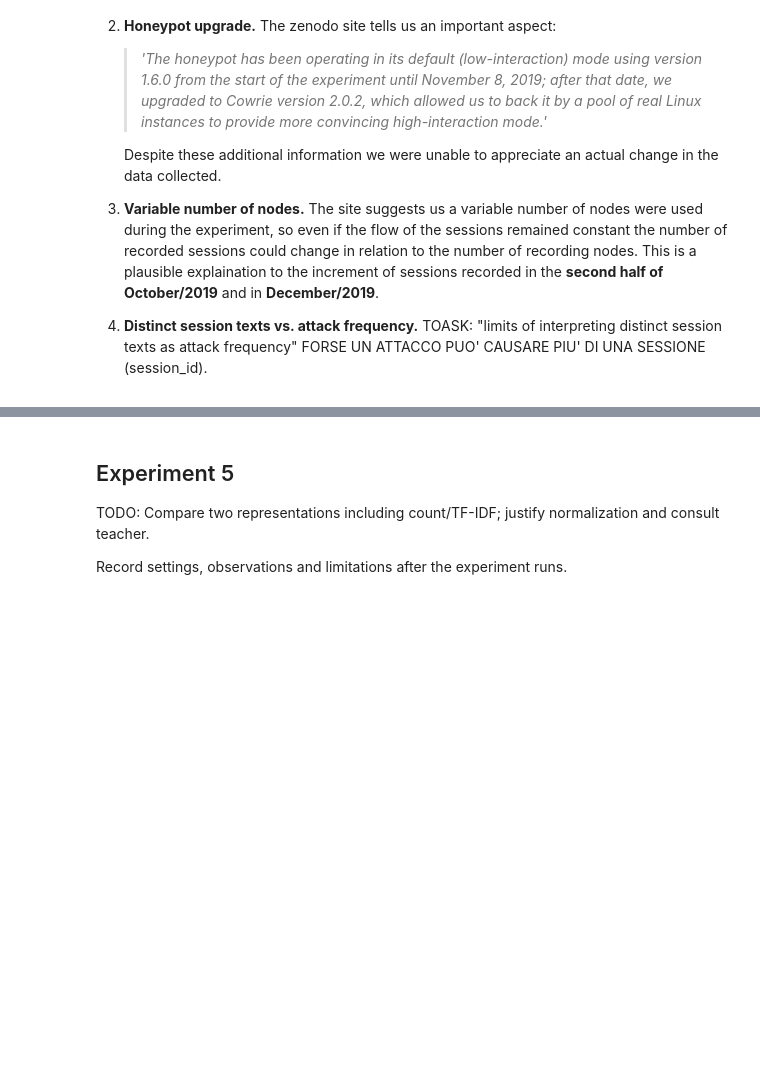
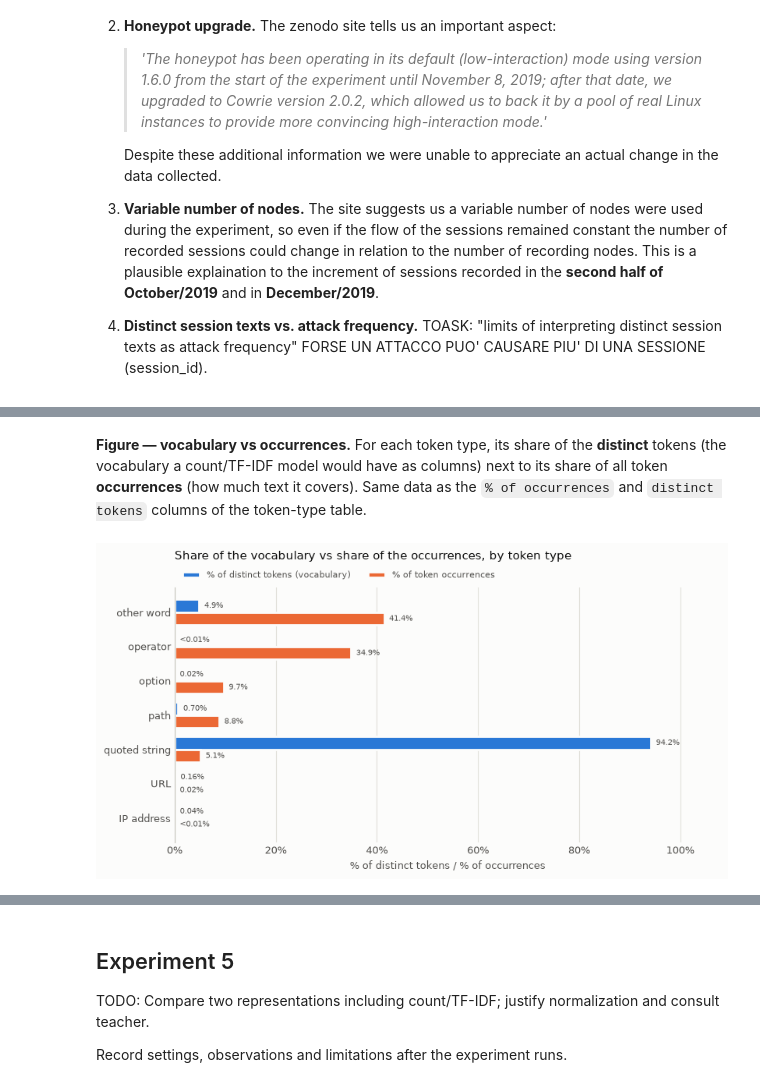
Before and after one commit to grabls/proj6_ml4n, a Jupyter notebook: notebooks/01_data.ipynb, the cells around one changed output, grey strips where cells are left out. Drawn from its saved outputs; the diff is of its cells as text; code cells hidden in the pictures; blank space fills up the shorter version.

```diff
--- a/notebooks/01_data.ipynb
+++ b/notebooks/01_data.ipynb
@@ -323,0 +910,28 @@ Record settings, observations and limitations after the experiment runs.
+# %% [markdown]
+**Figure — vocabulary vs occurrences.** For each token type, its share of the **distinct** tokens (the vocabulary a count/TF-IDF model would have as columns) next to its share of all token **occurrences** (how much text it covers). Same data as the `% of occurrences` and `distinct tokens` columns of the token-type table.
+# %%
+# --- Figure: share of the vocabulary vs share of the occurrences, per token type ----
+composition = type_summary[["distinct tokens", "occurrences"]]
+composition = 100 * composition / composition.sum()                     # % per column
+composition.columns = ["% of distinct tokens (vocabulary)", "% of token occurrences"]
+composition = composition.loc[type_summary.index[::-1]]                 # barh: first at bottom
+
+fig, ax = plt.subplots(figsize=(8, 4.2), layout="constrained", facecolor=VIZ["surface"])
+y = np.arange(len(composition))
+bar_h = 0.38
+for k, (column, color) in enumerate(zip(composition.columns, VIZ["series"][:2])):
+    offset = bar_h / 2 if k == 0 else -bar_h / 2      # first series above, second below
+    values = composition[column].to_numpy()
+    ax.barh(y + offset, values, height=bar_h, color=color,
+            edgecolor=VIZ["surface"], linewidth=2, label=column)
+    for yy, value in zip(y + offset, values):
+        ax.text(value + 1, yy, pct_label(value), va="center", color=VIZ["ink2"], fontsize=7.5)
+ax.set_yticks(y, composition.index)
+ax.set_xlim(0, 108)
+tidy_axes(ax, "Share of the vocabulary vs share of the occurrences, by token type",
+          "% of distinct tokens / % of occurrences", title_pad=26)
+ax.legend(ncols=2, loc="lower left", bbox_to_anchor=(0, 1.0), frameon=False,
+          fontsize=8, labelcolor=VIZ["ink2"])
+plt.show()
+# %% [output]
+[figure, added]
```
Also changed, not shown: parts of 44 cells of this notebook, 1 other file.
